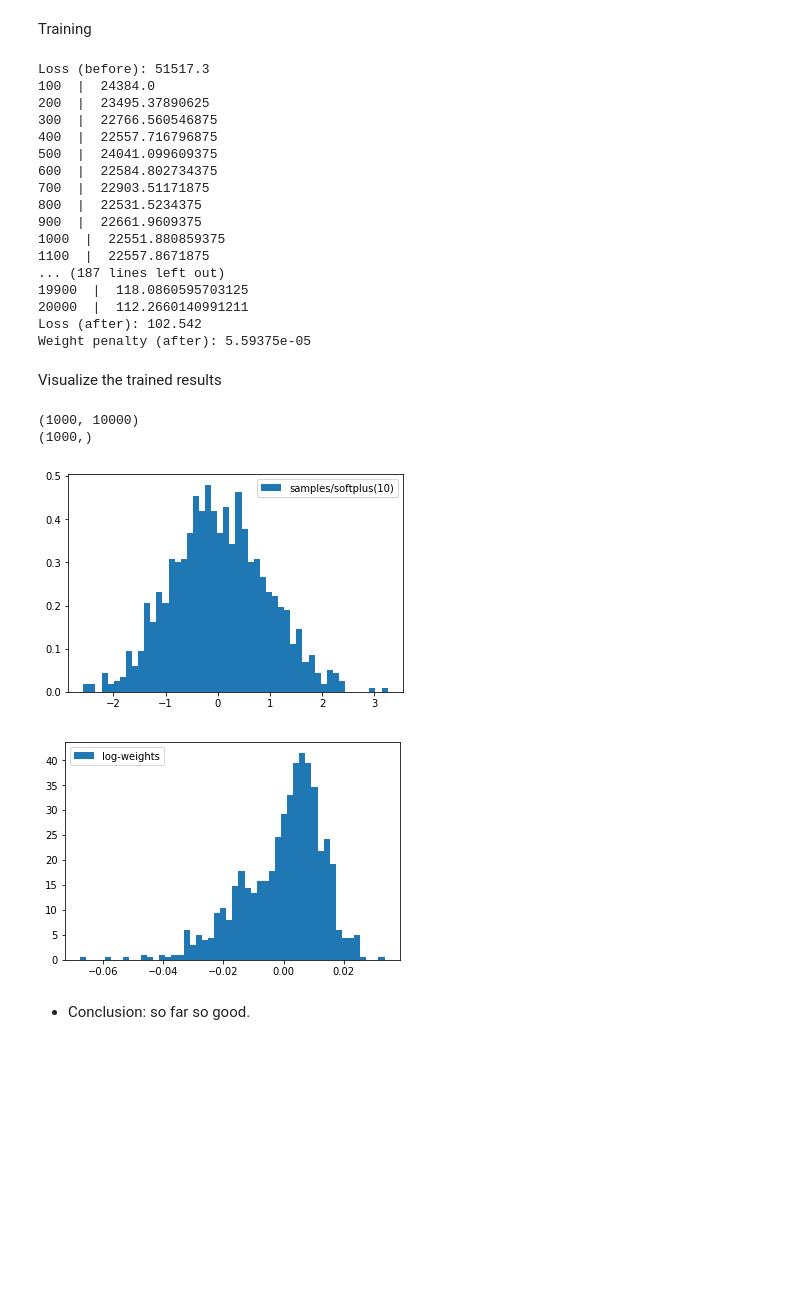
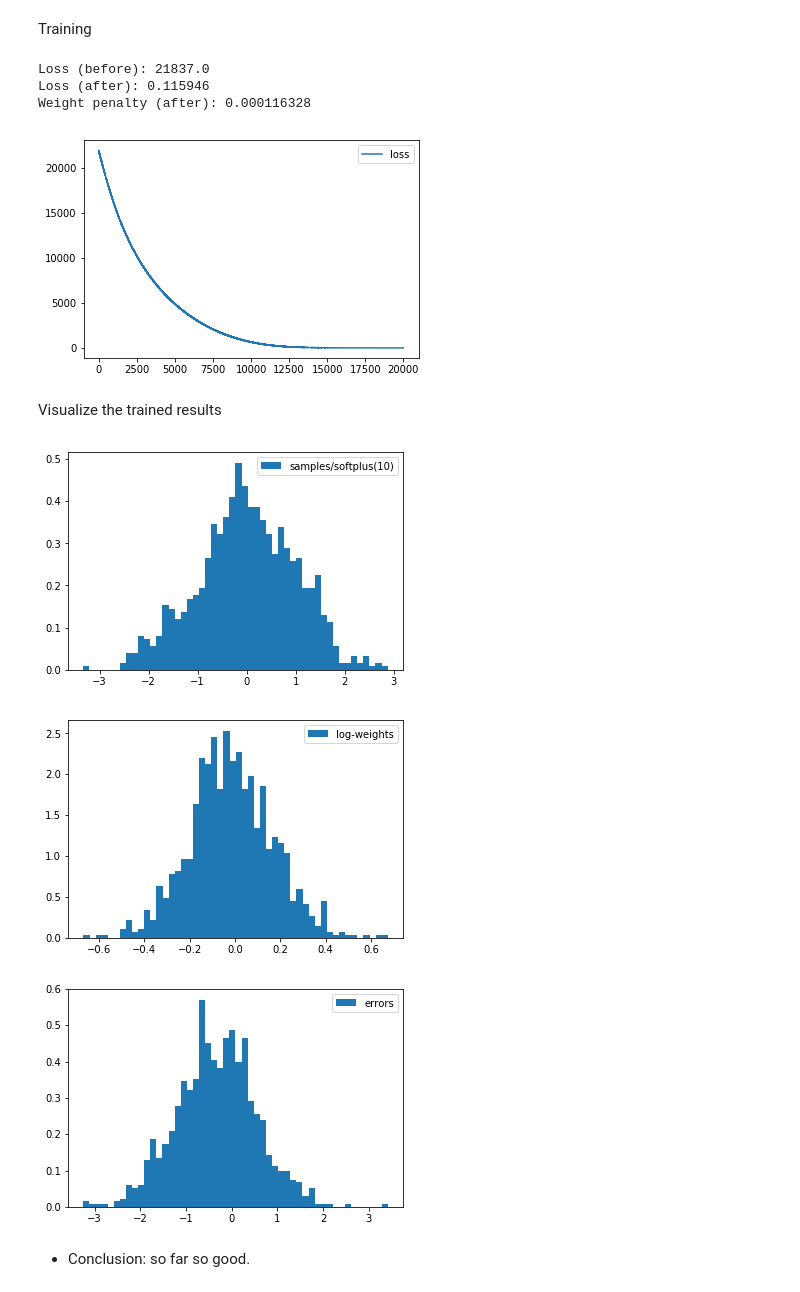
Before and after one commit to physicsliupeng/nn4fun, a Jupyter notebook: nn4infer/Importance Sampling.ipynb, the cells around one changed output. Cells and saved outputs as stored; diff of their text form; code cells hidden in the pictures; blank space fills up the shorter version.

Commit message:
Added the measurement of performance of the inference.

```diff
--- a/nn4infer/Importance Sampling.ipynb
+++ b/nn4infer/Importance Sampling.ipynb
@@ -154,7 +176,8 @@ def logits(samples, n_hiddens=5):
     # shape: `[n_samples]`
     return tf.squeeze(outputs, axis=1)
 # %%
-loss_info = make_loss(n_dims, target_dist.log_prob, logits)
+loss_info = make_loss(target_dist.log_prob, inference_dist, logits,
+                      logits_scale=10.0)
 optimizer = tf.train.AdamOptimizer(learning_rate=0.001)
 train_op = optimizer.minimize(loss_info.loss)
 sess = tf.Session()
@@ -164,6 +187,7 @@ Training
 # %%
 print('Loss (before):', sess.run(loss_info.loss))
 
+loss_vals = []
 n_iters = 20000
 for step in range(1, n_iters+1):
   sess.run(train_op)
@@ -183,59 +207,54 @@ for step in range(1, n_iters+1):
   if n_trials == 9:
     print('Always `NaN`, finally stopped at step {}.'.format(step))
     break
-
-  if step % 100 == 0:
-    print('{0}  |  {1}'.format(step, sess.run(loss_info.loss)))
+  loss_vals.append(loss_val)
 
 print('Loss (after):', sess.run(loss_info.loss))
 print('Weight penalty (after):', sess.run(loss_info.weight_penalty))
+
+# Visualize
+plt.plot(loss_vals, label='loss')
+plt.legend()
+plt.show()
 # %% [output]
-Loss (before): 51517.3
-100  |  24384.0
-200  |  23495.37890625
-300  |  22766.560546875
-400  |  22557.716796875
-500  |  24041.099609375
-600  |  22584.802734375
-700  |  22903.51171875
-800  |  22531.5234375
-900  |  22661.9609375
-1000  |  22551.880859375
-1100  |  22557.8671875
-... (187 lines left out)
-19900  |  118.0860595703125
-20000  |  112.2660140991211
-Loss (after): 102.542
-Weight penalty (after): 5.59375e-05
+Loss (before): 21837.0
+Loss (after): 0.115946
+Weight penalty (after): 0.000116328
+[figure, added]
 # %% [markdown]
 Visualize the trained results
 # %%
 samples = []
 log_weights = []
+errors = []
 for i in range(100):
-  sample_vals, log_weight_vals = sess.run(
-      [loss_info.samples, loss_info.log_weights])
+  result = sess.run([loss_info.samples, loss_info.log_weights,
+                     loss_info.errors])
+  sample_vals, log_weight_vals, error_vals = result
   samples += [_ for _ in sample_vals]
   log_weights += [_ for _ in log_weight_vals]
+  errors += [_ for _ in error_vals]
 samples = np.array(samples)
 log_weights = np.array(log_weights)
-print(samples.shape)
-print(log_weights.shape)
+errors = np.array(errors)
-# %% [output]
-(1000, 10000)
-(1000,)
 # %%
 plt.hist(samples[:,0]/softplus(10), bins=50, density=True,
          label='samples/softplus(10)')
 plt.legend()
 plt.show()
 
 plt.hist(log_weights, bins=50, density=True,
          label='log-weights')
 plt.legend()
 plt.show()
+
+plt.hist(errors, bins=50, density=True,
+         label='errors')
+plt.legend()
+plt.show()
 # %% [output]
-[figure, old version]
+[figure, new version]
-[figure, old version]
+[figure, new version]
+[figure, added]
 # %% [markdown]
 * Conclusion: so far so good.
```
Also changed, not shown: parts of 6 cells of this notebook.
